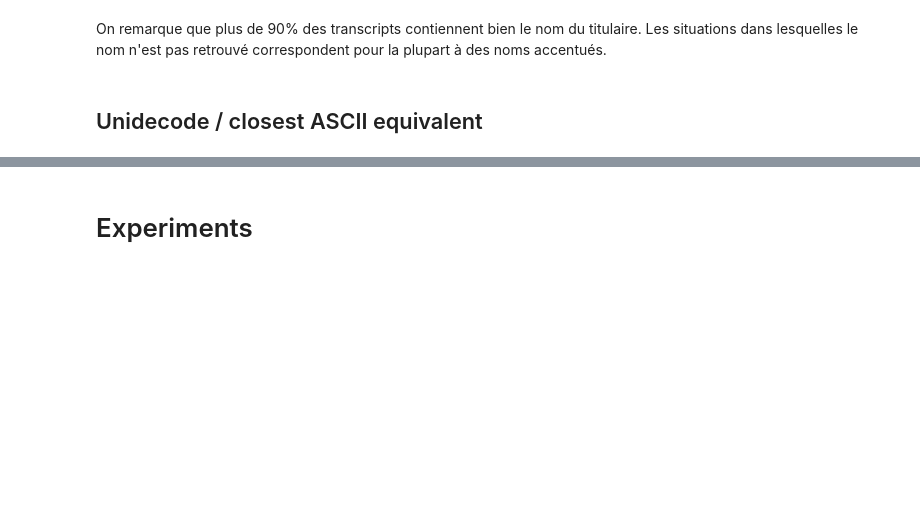
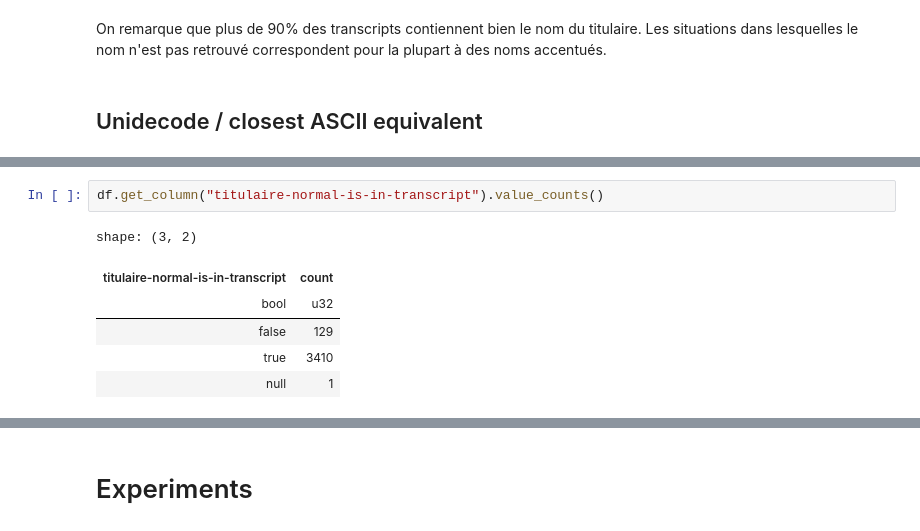
Before and after one commit to slithiaote/2026_NLP_project, a Jupyter notebook: OCR.ipynb, the cells around one changed output, grey strips where cells are left out. Drawn from its saved outputs; the diff is of its cells as text; blank space fills up the shorter version.

```diff
--- a/OCR.ipynb
+++ b/OCR.ipynb
@@ -87,0 +124,9 @@ from unidecode import unidecode
+# %%
+df.get_column("titulaire-normal-is-in-transcript").value_counts()
+# %% [output]
+shape: (3, 2)
+| titulaire-normal-is-in-transcript | count |
+| bool | u32 |
+| false | 129 |
+| true | 3410 |
+| null | 1 |
```
Also changed, not shown: parts of 4 cells of this notebook.
